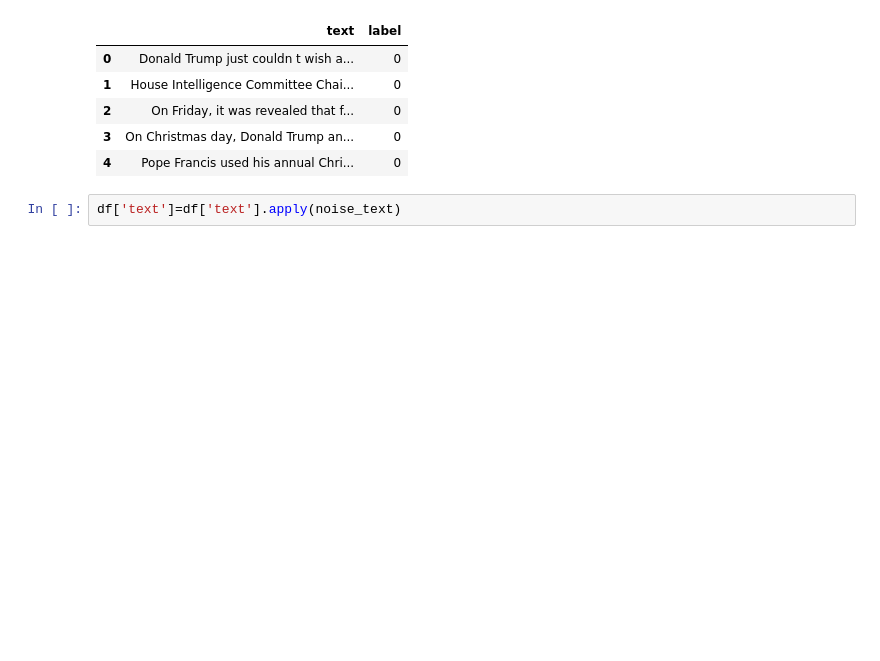
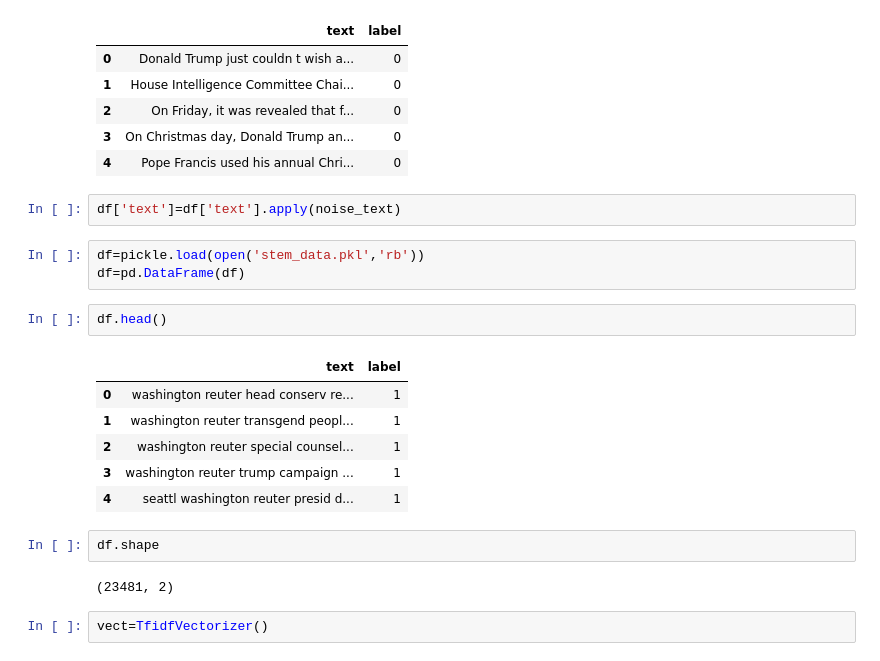
Before and after one commit to Anonymous7722/Fake_News_detection, a Jupyter notebook: model.ipynb, the cells around one changed output. Saved outputs shown, nothing was run; the diff lists cells and outputs as text; blank space fills up the shorter version.

```diff
--- a/model.ipynb
+++ b/model.ipynb
@@ -160,3 +167,21 @@ df.head()
 | 4 | Pope Francis used his annual Chri... | 0 |
 # %%
 df['text']=df['text'].apply(noise_text)
+# %%
+df=pickle.load(open('stem_data.pkl','rb'))
+df=pd.DataFrame(df)
+# %%
+df.head()
+# %% [output]
+|  | text | label |
+| 0 | washington reuter head conserv re... | 1 |
+| 1 | washington reuter transgend peopl... | 1 |
+| 2 | washington reuter special counsel... | 1 |
+| 3 | washington reuter trump campaign ... | 1 |
+| 4 | seattl washington reuter presid d... | 1 |
+# %%
+df.shape
+# %% [output]
+(23481, 2)
+# %%
+vect=TfidfVectorizer()
```
Also changed, not shown: parts of 15 cells of this notebook.
